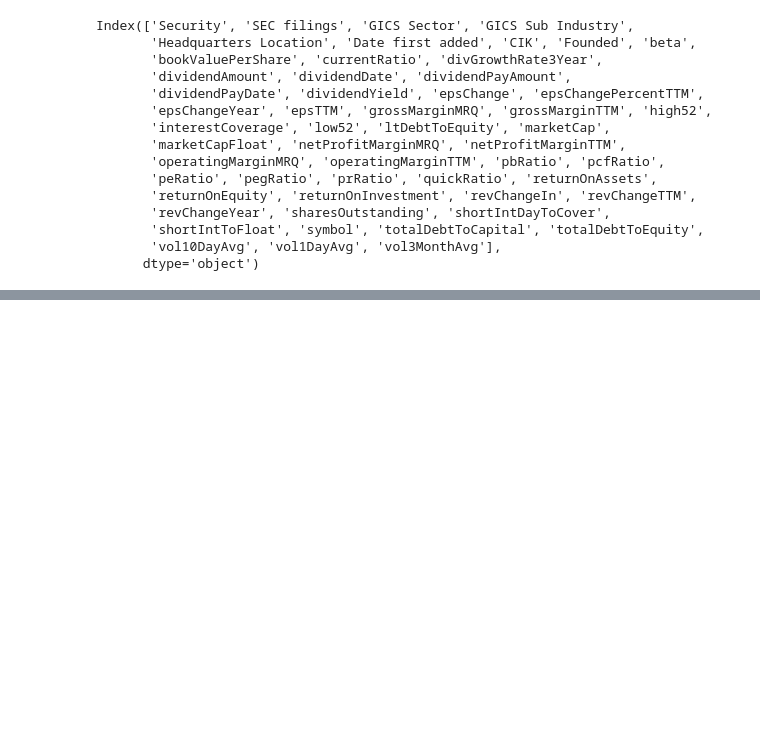
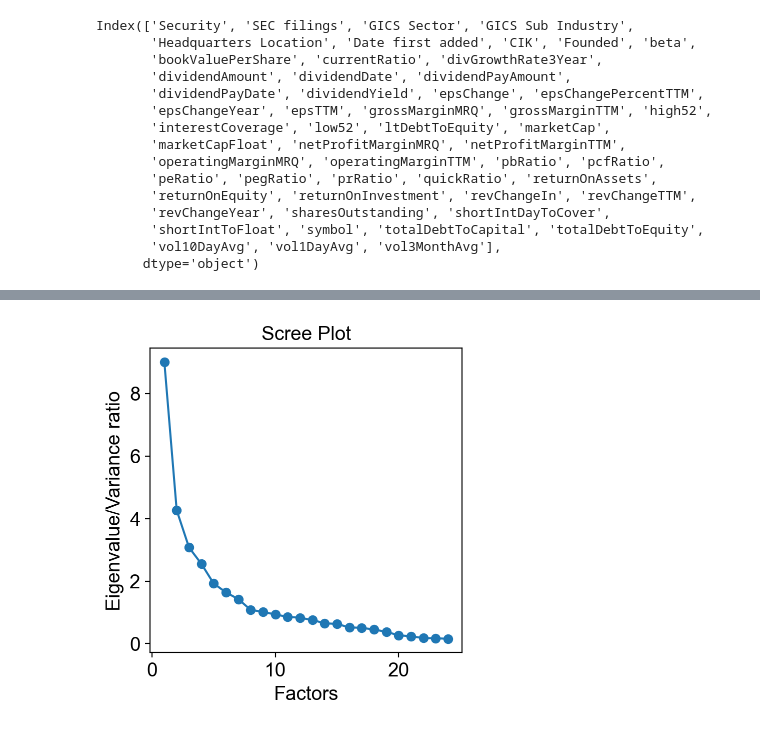
Before and after one commit to hkailee/quanp, a Jupyter notebook: notebooks/Characterising companies based on financial metrics - Factor Analysis.ipynb, the cells around one changed output, grey strips where cells are left out. Cells and saved outputs as stored; diff of their text form; code cells hidden in the pictures; blank space fills up the shorter version.

```diff
--- a/notebooks/Characterising companies based on financial metrics - Factor Analysis.ipynb
+++ b/notebooks/Characterising companies based on financial metrics - Factor Analysis.ipynb
@@ -239,0 +120,6 @@ fa.get_factor_variance()
+# %%
+# export to dataframe
+df_fundamental_anndata = adata.to_df()
+
+# remove columns/features that has zero value in all rows - they contributed no variance/information
+df_fundamental_anndata = df_fundamental_anndata.loc[:, (df_fundamental_anndata != 0).any(axis=0)]
@@ -239,0 +208,17 @@ fa.get_factor_variance()
+# %%
+from factor_analyzer import FactorAnalyzer
+
+fa = FactorAnalyzer(rotation=None)
+fa.fit(df_fundamental_anndata)
+ev, v = fa.get_eigenvalues()
+# %%
+# create scree plot using matplotlib
+plt.scatter(range(1, 25), ev[:24])
+plt.plot(range(1,25), ev[:24])
+plt.title('Scree Plot')
+plt.xlabel('Factors')
+plt.ylabel('Eigenvalue/Variance ratio')
+plt.grid()
+plt.show()
+# %% [output]
+[figure, added]
```
Also changed, not shown: parts of 47 cells of this notebook, 2 other files.
